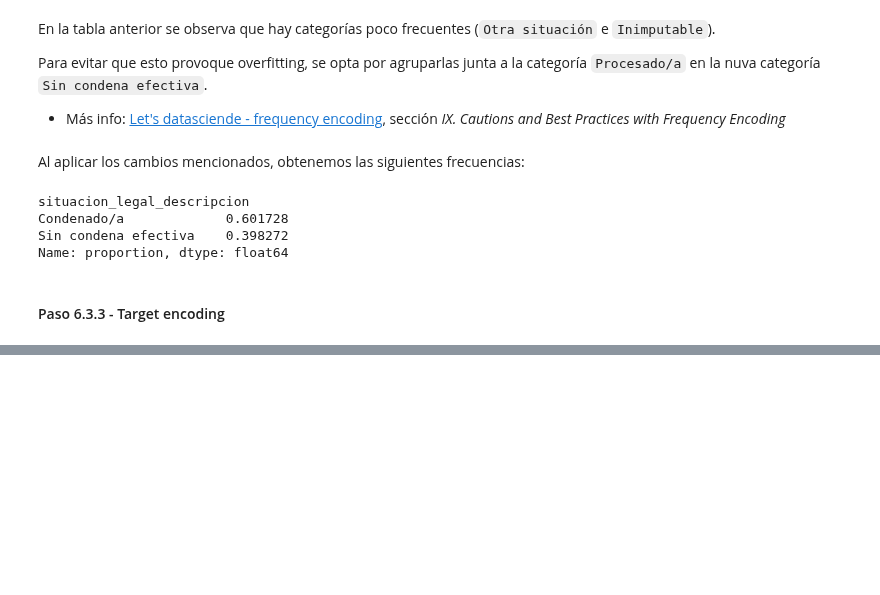
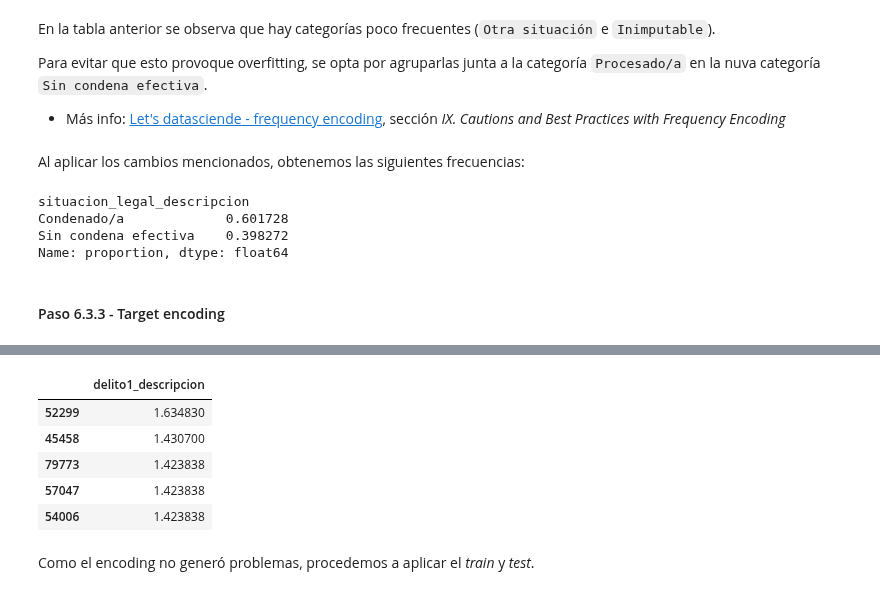
Before and after one commit to gasper-az/CEIA_Analisis_de_datos, a Jupyter notebook: trabajos_practicos/resolucion_tp_02/tp_02.ipynb, the cells around one changed output, grey strips where cells are left out. Saved outputs shown, nothing was run; the diff lists cells and outputs as text; code cells hidden in the pictures; blank space fills up the shorter version.

```diff
--- a/trabajos_practicos/resolucion_tp_02/tp_02.ipynb
+++ b/trabajos_practicos/resolucion_tp_02/tp_02.ipynb
@@ -1325,0 +1398,12 @@ X_test["situacion_legal_descripcion"] = X_test["situacion_legal_descripcion"].ma
+# %%
+delito1_test_encode = target_encoder_delito1.transform(X_test["delito1_descripcion"], y_test)
+delito1_test_encode.head(5)
+# %% [output]
+|  | delito1_descripcion |
+| 52299 | 1.634830 |
+| 45458 | 1.430700 |
+| 79773 | 1.423838 |
+| 57047 | 1.423838 |
+| 54006 | 1.423838 |
+# %% [markdown]
+Como el encoding no generó problemas, procedemos a aplicar el *train* y *test*.
```
Also changed, not shown: parts of 26 cells of this notebook.
